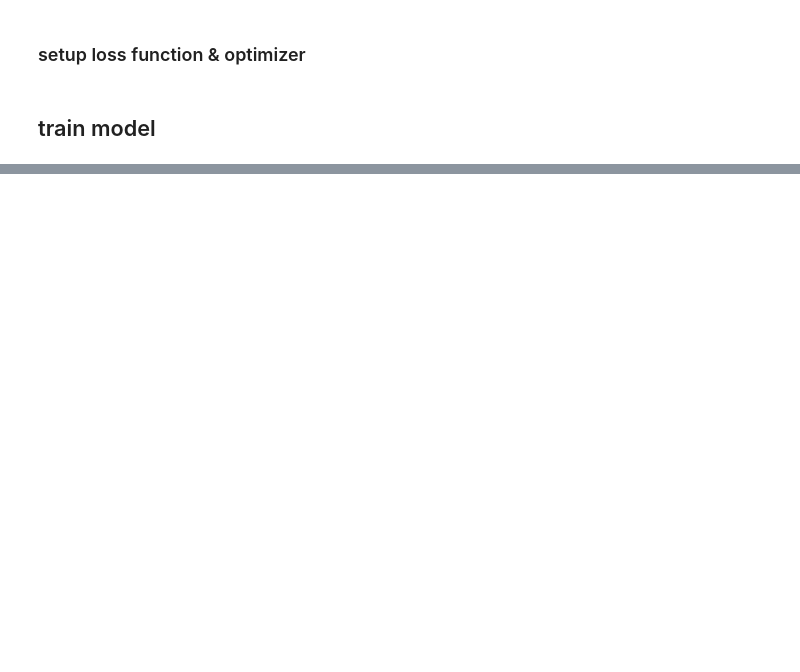
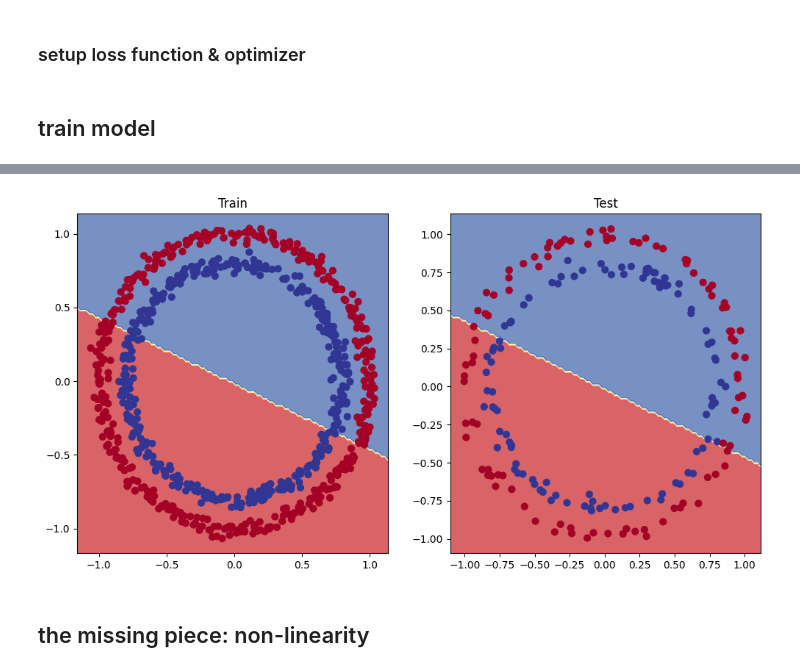
Before and after one commit to nicolez9911/colab, a Jupyter notebook: 02_pytorch_classification.ipynb, the cells around one changed output, grey strips where cells are left out. Drawn from its saved outputs; the diff is of its cells as text; code cells hidden in the pictures; blank space fills up the shorter version.

```diff
--- a/02_pytorch_classification.ipynb
+++ b/02_pytorch_classification.ipynb
@@ -235,0 +338,15 @@ def accuracy_fn(y_true, y_pred):
+# %%
+import requests
+
+from pathlib import Path
+
+# download helper function
+if Path("helper_functions.py").is_file():
+  print("already exists, skipping download")
+else:
+  print("downloading helper functions...")
+  request = requests.get("https://raw.githubusercontent.com/mrdbourke/pytorch-deep-learning/main/helper_functions.py")
+  with open("helper_functions.py", "wb") as f:
+    f.write(request.content)
+
+from helper_functions import plot_predictions, plot_decision_boundary
@@ -235,0 +369,14 @@ def accuracy_fn(y_true, y_pred):
+# %%
+class CircleModelV1(nn.Module):
+  def __init__(self):
+    super().__init__()
+    self.layer_1 = nn.Linear(in_features=2, out_features=10)
+    self.layer_2 = nn.Linear(in_features=10, out_features=10)
+    self.layer_3 = nn.Linear(in_features=10, out_features=1)
+
+  def forward(self, x):
+    return self.layer_3(self.layer_2(self.layer_1(x)))
+
+
+model_1 = CircleModelV1().to(device)
+model_1
@@ -235,0 +409,4 @@ def accuracy_fn(y_true, y_pred):
+# %%
+loss_fn = nn.BCEWithLogitsLoss()
+optimizer = torch.optim.SGD(params=model_1.parameters(),
+                            lr=0.1)
@@ -235,0 +464,14 @@ def accuracy_fn(y_true, y_pred):
+# %%
+# plot decision boundary of the modal
+
+plt.figure(figsize=(12,6))
+plt.subplot(1,2,1)
+plt.title("Train")
+plot_decision_boundary(model_1, X_train, y_train)
+plt.subplot(1, 2, 2)
+plt.title("Test")
+plot_decision_boundary(model_1, X_test, y_test)
+# %% [output]
+[figure, added]
+# %% [markdown]
+## the missing piece: non-linearity
```
Also changed, not shown: parts of 17 cells of this notebook.
